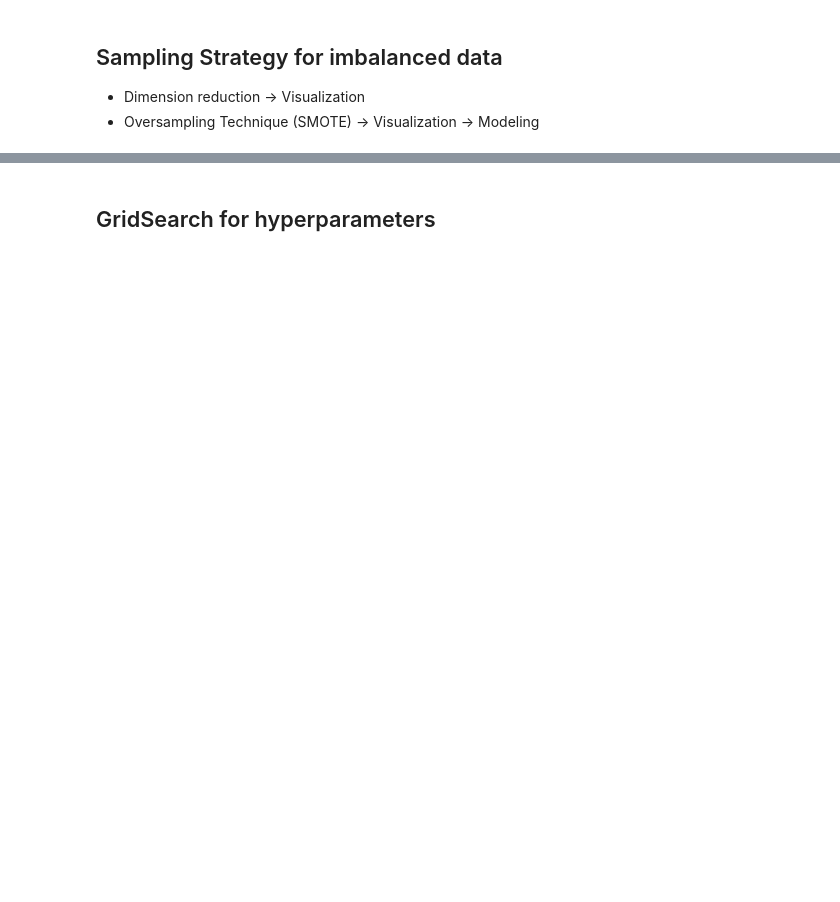
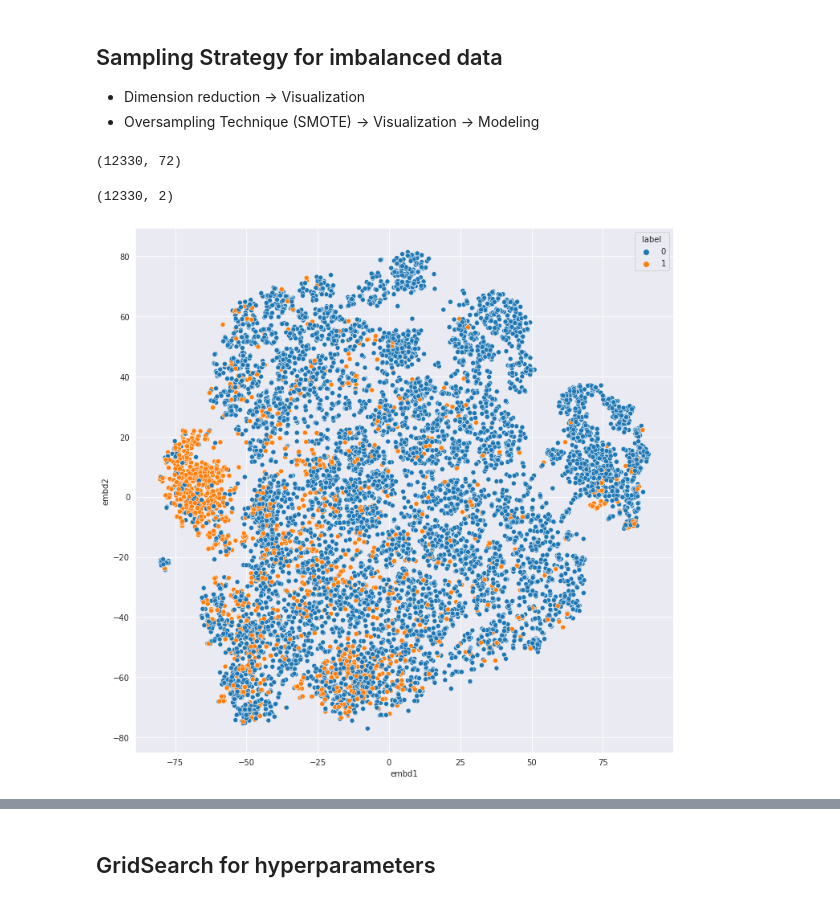
Before and after one commit to KyungbinChoi/DS_postings, a Jupyter notebook: [ML]online_shopping_session.ipynb, the cells around one changed output, grey strips where cells are left out. Saved outputs shown, nothing was run; the diff lists cells and outputs as text; code cells hidden in the pictures; blank space fills up the shorter version.

```diff
--- a/[ML]online_shopping_session.ipynb
+++ b/[ML]online_shopping_session.ipynb
@@ -197,3 +207,7 @@ Name: Weekend, dtype: int64
+# %%
+season_dict = {'Feb' : 1, 'Mar':2, 'May':2, 'June':3, 'Jul':3, 'Aug':3, 'Sep':4, 'Oct':4, 'Nov':4,'Dec':1}
+# %%
+raw_data['Month'] = raw_data['Month'].map(season_dict)
 # %%
 raw_data['Revenue'] = np.where(raw_data['Revenue']==True, 1, 0)
 # %%
@@ -308,0 +356,28 @@ for i in range(len(models)):
+# %%
+numeric_transformer = Pipeline(steps=[
+        ('scaler', StandardScaler())])
+    categorical_transformer = OneHotEncoder(handle_unknown='ignore')
+
+preprocessor = ColumnTransformer(
+    transformers=[
+        ('num', numeric_transformer, numerical_cols),
+        ('cat', categorical_transformer, category_cols)])
+X_prc = preprocessor.fit_transform(X)
+# %% [output]
+(12330, 72)
+# %%
+X_embedded = TSNE(n_components=2,metric='cosine',n_jobs=-1).fit_transform(X_prc)
+# %%
+X_embedded.shape
+# %% [output]
+(12330, 2)
+# %%
+tmp_df = pd.DataFrame(X_embedded)
+tmp_df.columns = ['embd1','embd2']
+tmp_df['label'] = raw_data['Revenue']
+
+plt.figure(figsize=(12,12))
+sns.scatterplot(data=tmp_df, x="embd1", y="embd2", hue="label")
+plt.show()
+# %% [output]
+[figure, added]
```
Also changed, not shown: parts of 17 cells of this notebook.
